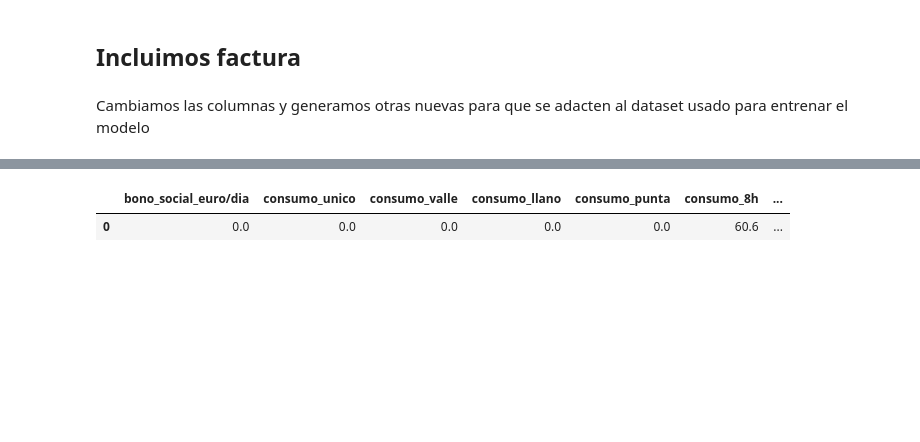
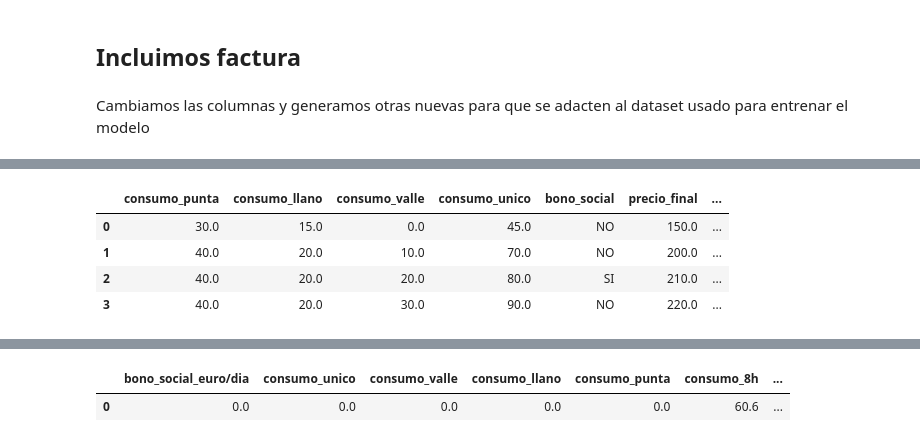
Before and after one commit to emmawv/desafio_comparador, a Jupyter notebook: Codigo/modelo_XGBoost.ipynb, the cells around one changed output, grey strips where cells are left out. Cells and saved outputs as stored; diff of their text form; code cells hidden in the pictures; blank space fills up the shorter version.

```diff
--- a/Codigo/modelo_XGBoost.ipynb
+++ b/Codigo/modelo_XGBoost.ipynb
@@ -391,2 +343,10 @@ form['bono_social_euro/dia'] = form['bono_social'].apply(lambda x: dt['bono_soci
+# %%
+form
+# %% [output]
+|  | consumo_punta | consumo_llano | consumo_valle | consumo_unico | bono_social | precio_final | ... |
+| 0 | 30.0 | 15.0 | 0.0 | 45.0 | NO | 150.0 | ... |
+| 1 | 40.0 | 20.0 | 10.0 | 70.0 | NO | 200.0 | ... |
+| 2 | 40.0 | 20.0 | 20.0 | 80.0 | SI | 210.0 | ... |
+| 3 | 40.0 | 20.0 | 30.0 | 90.0 | NO | 220.0 | ... |
 # %%
 def actualizar_consumos(row):
```
Also changed, not shown: parts of 29 cells of this notebook, 6 other files.
